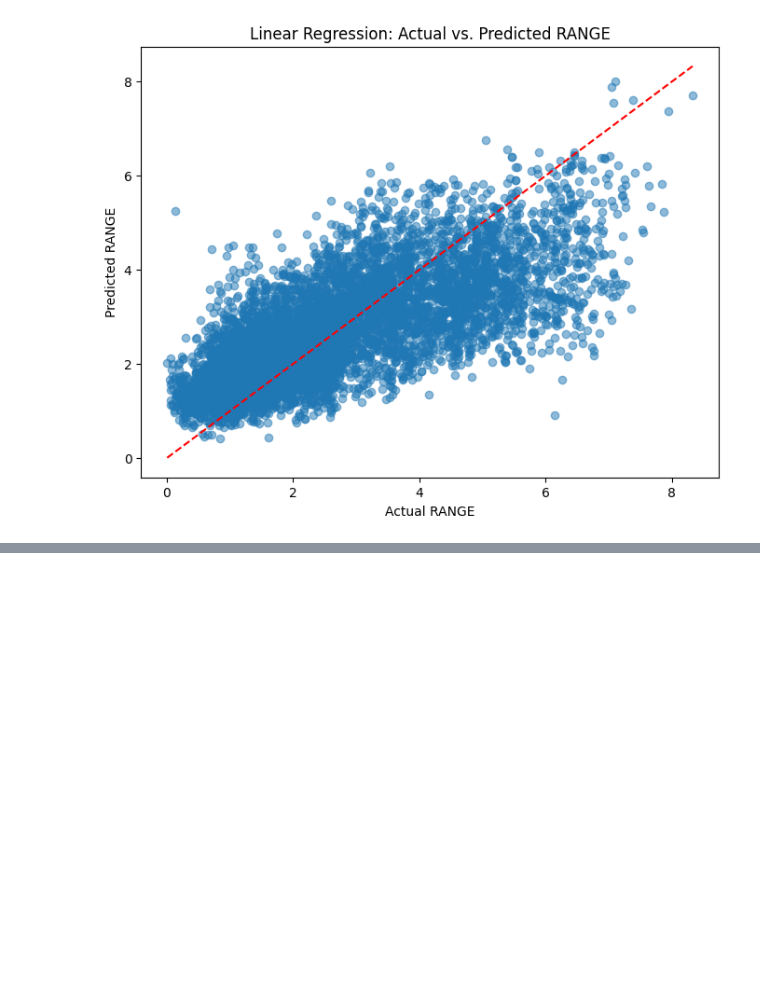
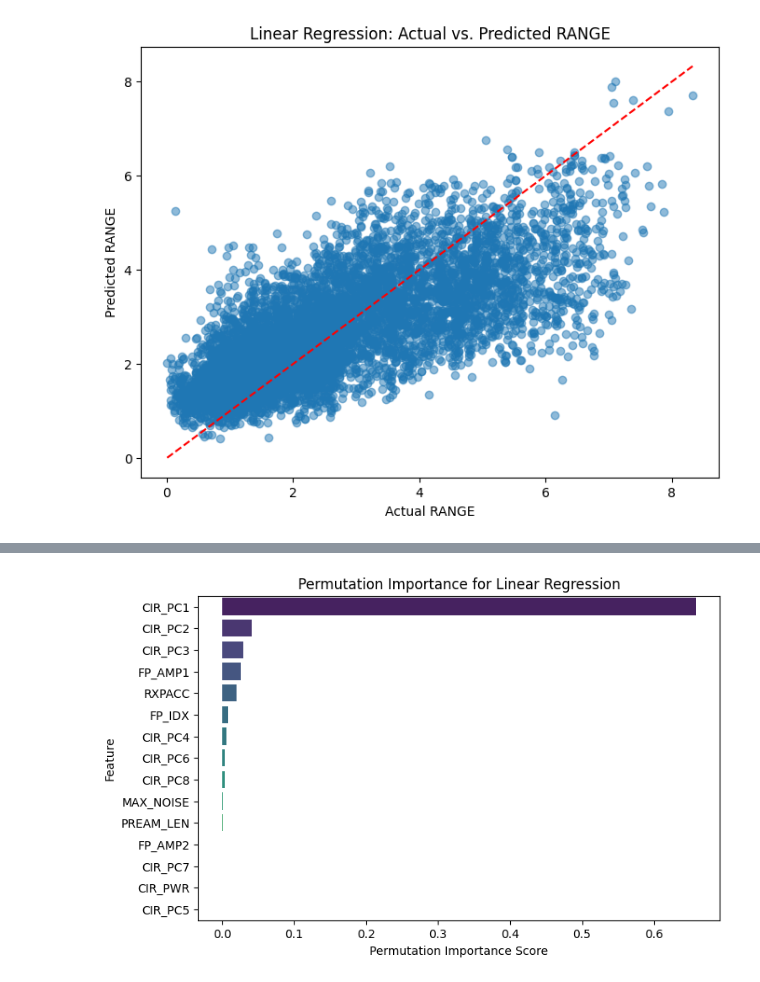
Before and after one commit to jaywmz/UWB-LOS-NLOS-Data-Analytics, a Jupyter notebook: models/regression/RANGE_regression_mining_linearregre.ipynb, the cells around one changed output, grey strips where cells are left out. Saved outputs shown, nothing was run; the diff lists cells and outputs as text; code cells hidden in the pictures; blank space fills up the shorter version.

```diff
--- a/models/regression/RANGE_regression_mining_linearregre.ipynb
+++ b/models/regression/RANGE_regression_mining_linearregre.ipynb
@@ -60,0 +94,28 @@ R-squared: 0.5210355274662717
+# %%
+from sklearn.inspection import permutation_importance
+import pandas as pd
+import seaborn as sns
+import matplotlib.pyplot as plt
+
+# Calculate permutation importance on the test set
+# (Make sure your X_test doesn't include the target column "RANGE" if needed)
+X_test_no_range = X_test  # Ensure "RANGE" is dropped if necessary
+
+r = permutation_importance(linreg, X_test_no_range, y_test, n_repeats=10, random_state=111)
+perm_importances = pd.Series(r.importances_mean, index=X_test_no_range.columns).sort_values(ascending=False)
+
+plt.figure(figsize=(8,5))
+ax = sns.barplot(x=perm_importances.values,
+                 y=perm_importances.index,
+                 hue=perm_importances.index,
+                 palette="viridis",
+                 dodge=False)
+if ax.get_legend() is not None:
+    ax.get_legend().remove()
+
+plt.xlabel("Permutation Importance Score")
+plt.ylabel("Feature")
+plt.title("Permutation Importance for Linear Regression")
+plt.show()
+# %% [output]
+[figure, added]
```
Also changed, not shown: parts of 2 cells of this notebook, 3 other files.
